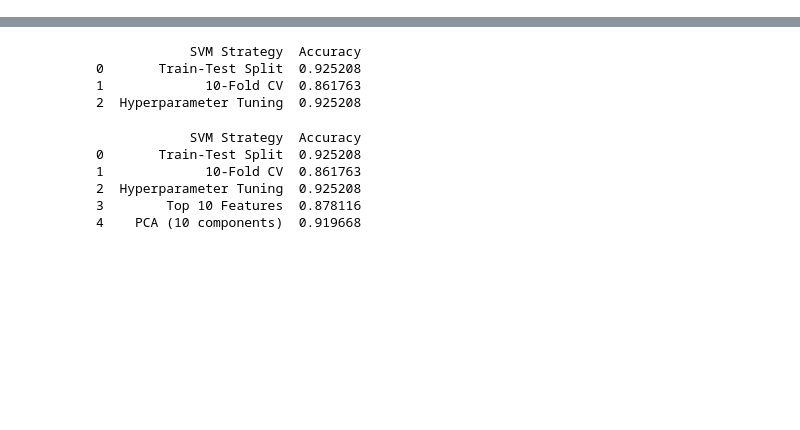
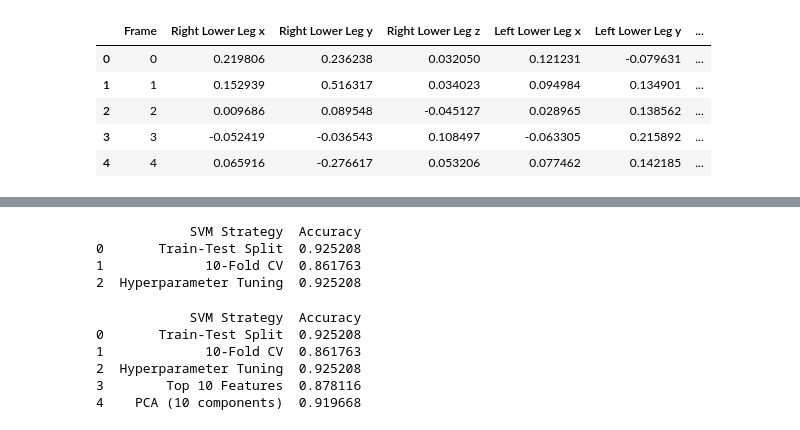
Before and after one commit to AshrafToor/COS40007_AIE, a Jupyter notebook: Assessment2/assessment2.ipynb, the cells around one changed output, grey strips where cells are left out. Drawn from its saved outputs; the diff is of its cells as text; code cells hidden in the pictures; blank space fills up the shorter version.

```diff
--- a/Assessment2/assessment2.ipynb
+++ b/Assessment2/assessment2.ipynb
@@ -1,29 +1,37 @@
 # %%
 import pandas as pd
 import numpy as np
 
 # Loading the boning and slicing datasets
 boning_df = pd.read_csv("Boning.csv")
 slicing_df = pd.read_csv("Slicing.csv")
 
 # Defining the correct column names based on the file
 correct_columns = [
     'Frame',
     'Right Lower Leg x', 'Right Lower Leg y', 'Right Lower Leg z',
     'Left Lower Leg x', 'Left Lower Leg y', 'Left Lower Leg z'
 ]
 
 # Extract and label
 boning_selected = boning_df[correct_columns].copy()
 slicing_selected = slicing_df[correct_columns].copy()
 
 boning_selected['class'] = 0
 slicing_selected['class'] = 1
 
 # Combining
 combined_df = pd.concat([boning_selected, slicing_selected], ignore_index=True)
 
 combined_df.to_csv("combined_data.csv", index=False)
+combined_df.head()
+# %% [output]
+|  | Frame | Right Lower Leg x | Right Lower Leg y | Right Lower Leg z | Left Lower Leg x | Left Lower Leg y | ... |
+| 0 | 0 | 0.219806 | 0.236238 | 0.032050 | 0.121231 | -0.079631 | ... |
+| 1 | 1 | 0.152939 | 0.516317 | 0.034023 | 0.094984 | 0.134901 | ... |
+| 2 | 2 | 0.009686 | 0.089548 | -0.045127 | 0.028965 | 0.138562 | ... |
+| 3 | 3 | -0.052419 | -0.036543 | 0.108497 | -0.063305 | 0.215892 | ... |
+| 4 | 4 | 0.065916 | -0.276617 | 0.053206 | 0.077462 | 0.142185 | ... |
 # %%
 # Step 2: Create Composite Columns
 composite_df = combined_df.copy()
```
Also changed, not shown: parts of 2 cells of this notebook, 8 other files.
